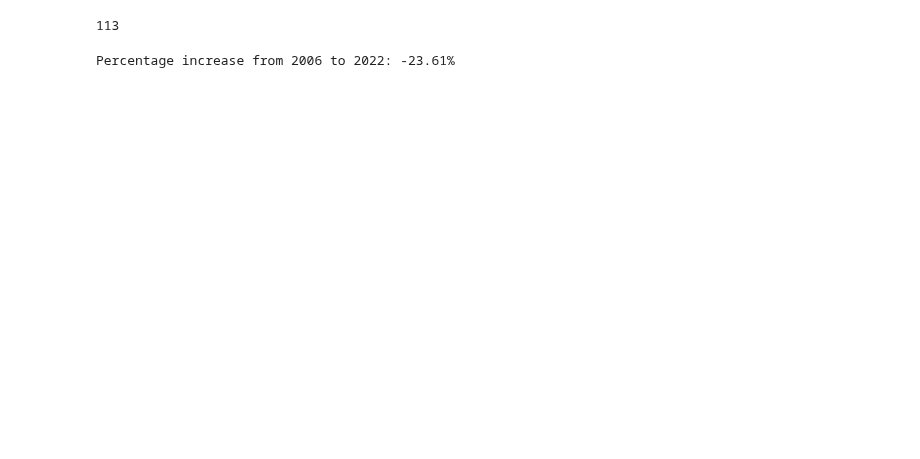
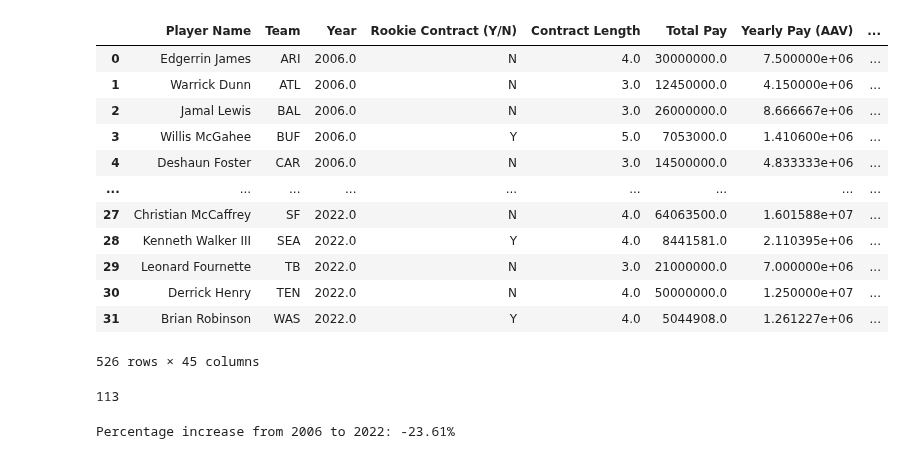
Before and after one commit to nick-smith-87/NFL_Momentum_Research, a Jupyter notebook: Running Backs/Offensive Production 11-9.ipynb, the cells around one changed output. Saved outputs shown, nothing was run; the diff lists cells and outputs as text; code cells hidden in the pictures; blank space fills up the shorter version.

```diff
--- a/Running Backs/Offensive Production 11-9.ipynb
+++ b/Running Backs/Offensive Production 11-9.ipynb
@@ -6,25 +6,40 @@ from sklearn.model_selection import train_test_split
 # %%
 ###Copy this for other files for full database combined
 df06 = pd.read_csv("./Data/RB Research Data - 2006-2007.csv")
 df07 = pd.read_csv("./Data/RB Research Data - 2007-2008.csv")
 df08 = pd.read_csv("./Data/RB Research Data - 2008-2009.csv")
 df09 = pd.read_csv("./Data/RB Research Data - 2009-2010.csv")
 df10 = pd.read_csv("./Data/RB Research Data - 2010-2011.csv")
 df11 = pd.read_csv("./Data/RB Research Data - 2011-2012.csv")
 df12 = pd.read_csv("./Data/RB Research Data - 2012-2013.csv")
 df13 = pd.read_csv("./Data/RB Research Data - 2013-2014.csv")
 df14 = pd.read_csv("./Data/RB Research Data - 2014-2015.csv")
 df15 = pd.read_csv("./Data/RB Research Data - 2015-2016.csv")
 df16 = pd.read_csv("./Data/RB Research Data - 2016-2017.csv")
 df17 = pd.read_csv("./Data/RB Research Data - 2017-2018.csv")
 df18 = pd.read_csv("./Data/RB Research Data - 2018-2019.csv")
 df19 = pd.read_csv("./Data/RB Research Data - 2019-2020.csv")
 df20 = pd.read_csv("./Data/RB Research Data - 2020-2021.csv")
 df21 = pd.read_csv("./Data/RB Research Data - 2021-2022.csv")
 df22 = pd.read_csv("./Data/RB Research Data - 2022-2023.csv")
 df = pd.concat([df06, df07, df08, df09, df10, df11, df12, df13, df14, df15, df16, df17, df18, df19, df20, df21, df22])
 df = df[df['AAV Adjusted'] != -1]
 df = df[df["Games Played"] > 8]
+df
+# %% [output]
+|  | Player Name | Team | Year | Rookie Contract (Y/N) | Contract Length | Total Pay | Yearly Pay (AAV) | ... |
+| 0 | Edgerrin James | ARI | 2006.0 | N | 4.0 | 30000000.0 | 7.500000e+06 | ... |
+| 1 | Warrick Dunn | ATL | 2006.0 | N | 3.0 | 12450000.0 | 4.150000e+06 | ... |
+| 2 | Jamal Lewis | BAL | 2006.0 | N | 3.0 | 26000000.0 | 8.666667e+06 | ... |
+| 3 | Willis McGahee | BUF | 2006.0 | Y | 5.0 | 7053000.0 | 1.410600e+06 | ... |
+| 4 | Deshaun Foster | CAR | 2006.0 | N | 3.0 | 14500000.0 | 4.833333e+06 | ... |
+| ... | ... | ... | ... | ... | ... | ... | ... | ... |
+| 27 | Christian McCaffrey | SF | 2022.0 | N | 4.0 | 64063500.0 | 1.601588e+07 | ... |
+| 28 | Kenneth Walker III | SEA | 2022.0 | Y | 4.0 | 8441581.0 | 2.110395e+06 | ... |
+| 29 | Leonard Fournette | TB | 2022.0 | N | 3.0 | 21000000.0 | 7.000000e+06 | ... |
+| 30 | Derrick Henry | TEN | 2022.0 | N | 4.0 | 50000000.0 | 1.250000e+07 | ... |
+| 31 | Brian Robinson | WAS | 2022.0 | Y | 4.0 | 5044908.0 | 1.261227e+06 | ... |
+526 rows × 45 columns
 # %%
 vets = df[df["Rookie Contract (Y/N)"] == "N"]
 vets = vets[vets["Games Played"] > 8]
```
Also changed, not shown: parts of 3 cells of this notebook, 18 other files.
